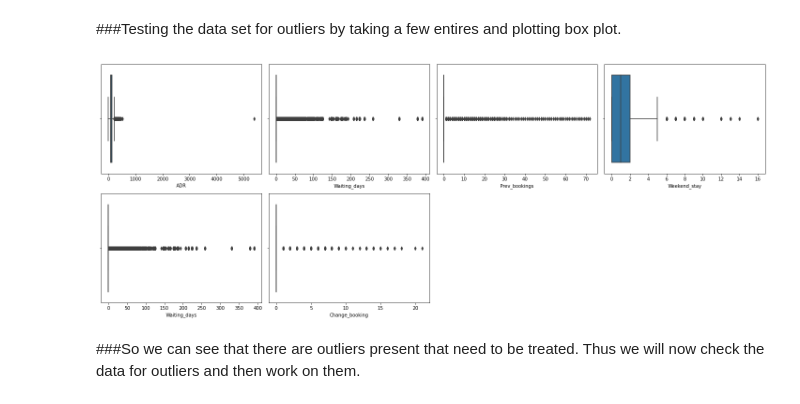
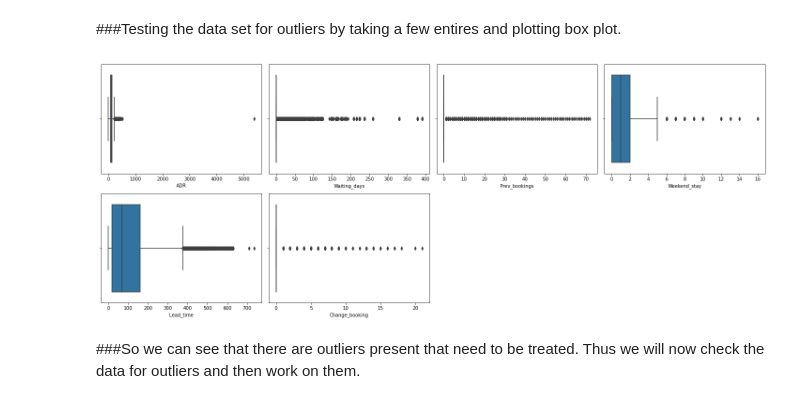
Before and after one commit to Shantanu0113/Hotel-Booking-Analysis, a Jupyter notebook: Shantanu_collab.ipynb, the cells around one changed output. Cells and saved outputs as stored; diff of their text form; code cells hidden in the pictures.

```diff
--- a/Shantanu_collab.ipynb
+++ b/Shantanu_collab.ipynb
@@ -220,16 +221,16 @@ Continuous variables( 13 )
 ###Testing the data set for outliers by taking a few entires and plotting box plot.
 # %%
 
-test_list = ['ADR', 'Waiting_days', 'Prev_bookings', 'Weekend_stay', 'Waiting_days', 'Change_booking']
+test_list = ['ADR', 'Waiting_days', 'Prev_bookings', 'Weekend_stay', 'Lead_time', 'Change_booking']
 plt.figure(figsize=(20,15))
 n=1
 for test in test_list:
   plt.subplot(4,4,n)
   sns.boxplot(hotel[test])
   n=n+1
   plt.tight_layout()
 # %% [output]
-[figure, old version]
+[figure, new version]
 # %% [markdown]
 ###So we can see that there are outliers present that need to be treated. Thus we will now check the data for outliers and then work on them.
 # %%
```
Also changed, not shown: parts of 18 cells of this notebook.
